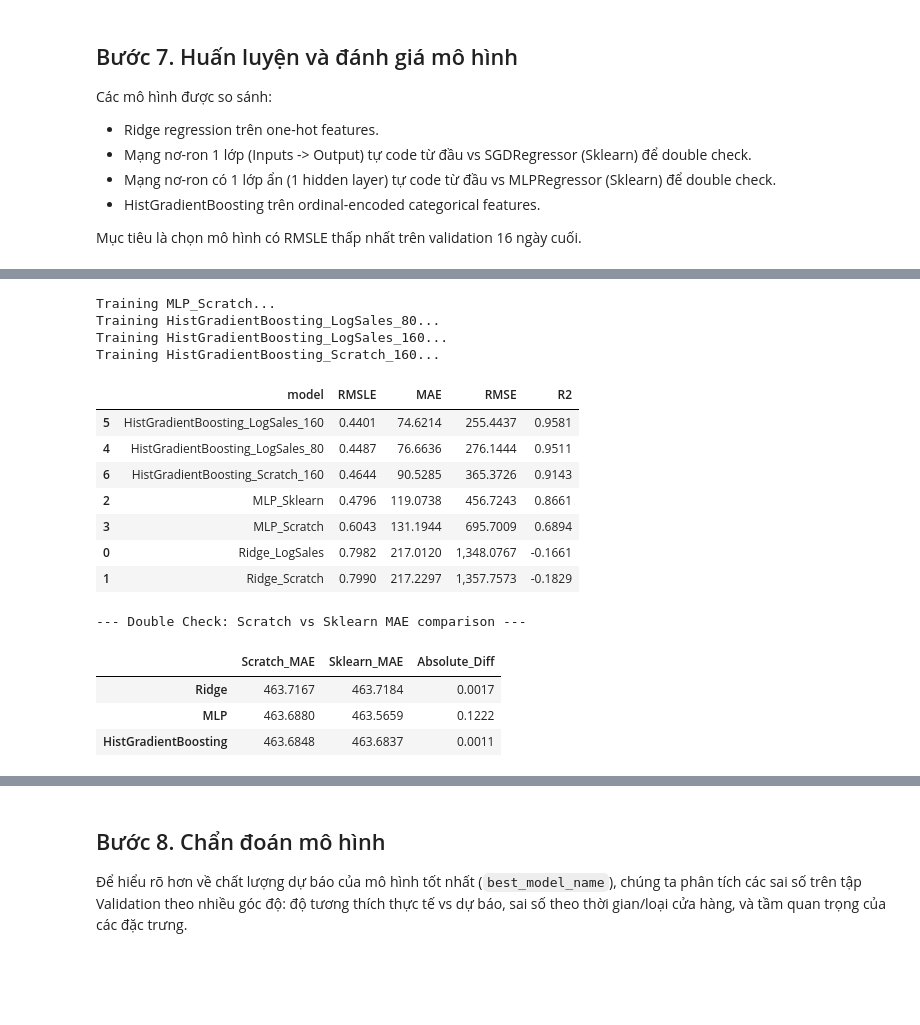
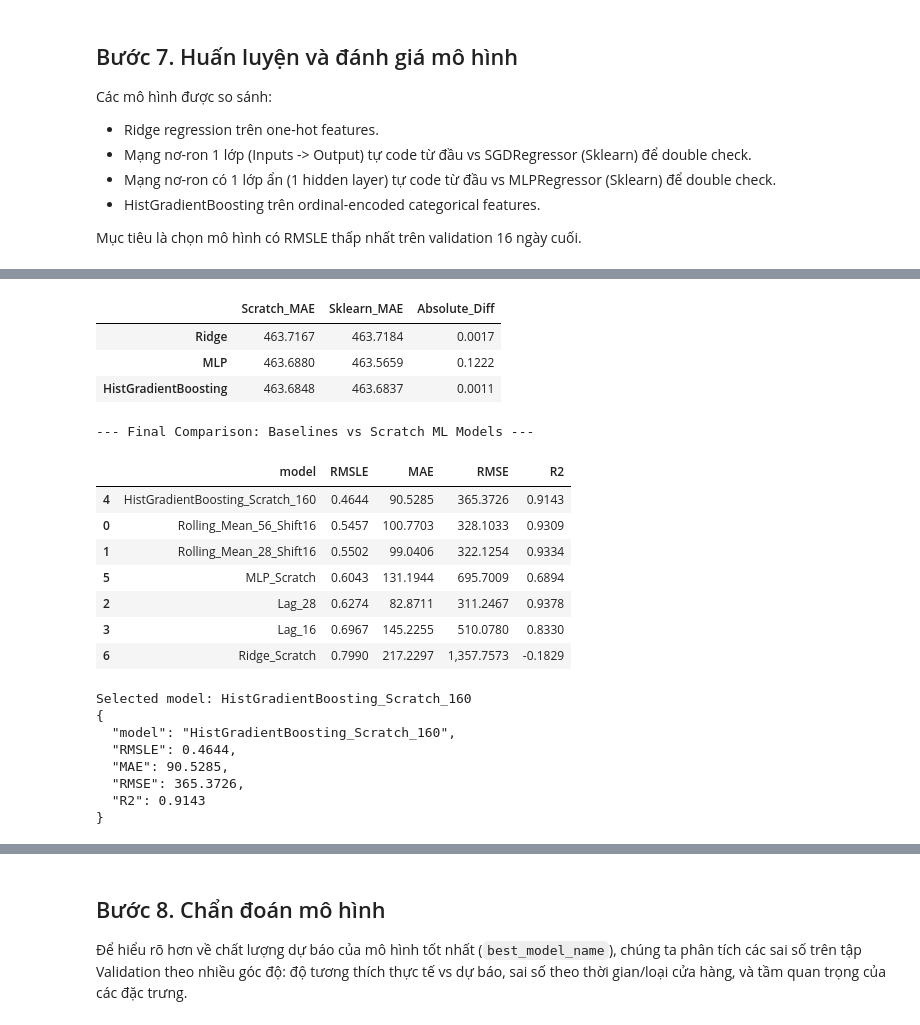
Before and after one commit to QuangManhAI/lab02-machine-learning, a Jupyter notebook: notebooks/store_sales_forecasting_new_data.ipynb, the cells around one changed output, grey strips where cells are left out. Drawn from its saved outputs; the diff is of its cells as text; code cells hidden in the pictures; blank space fills up the shorter version.

```diff
--- a/notebooks/store_sales_forecasting_new_data.ipynb
+++ b/notebooks/store_sales_forecasting_new_data.ipynb
@@ -796,14 +852,31 @@ y_fit_log = np.log1p(fit_df[TARGET])
 x_valid = valid_df[FEATURE_COLUMNS]
 y_valid = valid_df[TARGET]
 
-# Import hàm get_models từ model.py
-from model import get_models
+# Import các mô hình tự triển khai từ model.py
+from model import RidgeRegressionScratch, MLPRegressorScratch, HistGradientBoostingRegressorScratch
 
-models = get_models(make_one_hot_preprocessor(), make_ordinal_preprocessor(), RANDOM_STATE)
+models = {
+    "Ridge_Scratch": Pipeline(
+        steps=[("preprocess", make_one_hot_preprocessor()), ("model", RidgeRegressionScratch(alpha=10.0))]
+    ),
+    "MLP_Scratch": Pipeline(
+        steps=[
+            ("preprocess", make_one_hot_preprocessor()),
+            ("model", MLPRegressorScratch(hidden_dim=16, lr=0.01, epochs=20, batch_size=1024, random_state=RANDOM_STATE))
+        ]
+    ),
+    "HistGradientBoosting_Scratch_160": Pipeline(
+        steps=[
+            ("preprocess", make_ordinal_preprocessor()),
+            ("model", HistGradientBoostingRegressorScratch(max_iter=160, learning_rate=0.04, random_state=RANDOM_STATE))
+        ]
+    )
+}
 
 model_rows = []
 fitted_models: dict[str, Pipeline] = {}
 predictions: dict[str, np.ndarray] = {}
+
 for model_name, pipeline in models.items():
     print(f"Training {model_name}...")
     pipeline.fit(x_fit, y_fit_log)
@@ -813,7 +886,6 @@ for model_name, pipeline in models.items():
     predictions[model_name] = pred
 
 model_df = pd.DataFrame(model_rows).sort_values("RMSLE")
-display(model_df)
 
 # ── Double Check: Đánh giá độ lệch MAE giữa Scratch và Sklearn ──
 print('\n--- Double Check: Scratch vs Sklearn MAE comparison ---')
@@ -824,4 +896,17 @@ X_valid_prep = preproc.transform(x_valid)
 checker = ModelDoubleChecker(random_state=RANDOM_STATE)
 check_results = checker.check_models(X_fit_prep, y_fit_log, X_valid_prep, y_valid)
 display(check_results)
+
+# ── So sánh hiệu năng giữa Baselines và các mô hình Scratch ──
+print('\n--- Final Comparison: Baselines vs Scratch ML Models ---')
+comparison_df = pd.concat([baseline_df, model_df], ignore_index=True).sort_values("RMSLE")
+display(comparison_df)
+
+best_row = model_df.sort_values("RMSLE").iloc[0].to_dict()
+best_model_name = best_row["model"]
+best_model = fitted_models[best_model_name]
+best_valid_pred = predictions[best_model_name]
+
+print("\nSelected model:", best_model_name)
+print(json.dumps({k: round(v, 4) if isinstance(v, float) else v for k, v in best_row.items()}, indent=2))
 # %% [output]
@@ -831,17 +918,21 @@ Training MLP_Sklearn...
+|  | Scratch_MAE | Sklearn_MAE | Absolute_Diff |
+| Ridge | 463.7167 | 463.7184 | 0.0017 |
+| MLP | 463.6880 | 463.5659 | 0.1222 |
+| HistGradientBoosting | 463.6848 | 463.6837 | 0.0011 |
-Training MLP_Scratch...
-Training HistGradientBoosting_LogSales_80...
-Training HistGradientBoosting_LogSales_160...
-Training HistGradientBoosting_Scratch_160...
+--- Final Comparison: Baselines vs Scratch ML Models ---
-|  | model | RMSLE | MAE | RMSE | R2 |
-| 5 | HistGradientBoosting_LogSales_160 | 0.4401 | 74.6214 | 255.4437 | 0.9581 |
-| 4 | HistGradientBoosting_LogSales_80 | 0.4487 | 76.6636 | 276.1444 | 0.9511 |
-| 6 | HistGradientBoosting_Scratch_160 | 0.4644 | 90.5285 | 365.3726 | 0.9143 |
-| 2 | MLP_Sklearn | 0.4796 | 119.0738 | 456.7243 | 0.8661 |
-| 3 | MLP_Scratch | 0.6043 | 131.1944 | 695.7009 | 0.6894 |
-| 0 | Ridge_LogSales | 0.7982 | 217.0120 | 1,348.0767 | -0.1661 |
-| 1 | Ridge_Scratch | 0.7990 | 217.2297 | 1,357.7573 | -0.1829 |
+|  | model | RMSLE | MAE | RMSE | R2 |
+| 4 | HistGradientBoosting_Scratch_160 | 0.4644 | 90.5285 | 365.3726 | 0.9143 |
+| 0 | Rolling_Mean_56_Shift16 | 0.5457 | 100.7703 | 328.1033 | 0.9309 |
+| 1 | Rolling_Mean_28_Shift16 | 0.5502 | 99.0406 | 322.1254 | 0.9334 |
+| 5 | MLP_Scratch | 0.6043 | 131.1944 | 695.7009 | 0.6894 |
+| 2 | Lag_28 | 0.6274 | 82.8711 | 311.2467 | 0.9378 |
+| 3 | Lag_16 | 0.6967 | 145.2255 | 510.0780 | 0.8330 |
+| 6 | Ridge_Scratch | 0.7990 | 217.2297 | 1,357.7573 | -0.1829 |
---- Double Check: Scratch vs Sklearn MAE comparison ---
+Selected model: HistGradientBoosting_Scratch_160
+{
+  "model": "HistGradientBoosting_Scratch_160",
+  "RMSLE": 0.4644,
+  "MAE": 90.5285,
+  "RMSE": 365.3726,
+  "R2": 0.9143
+}
-|  | Scratch_MAE | Sklearn_MAE | Absolute_Diff |
-| Ridge | 463.7167 | 463.7184 | 0.0017 |
-| MLP | 463.6880 | 463.5659 | 0.1222 |
-| HistGradientBoosting | 463.6848 | 463.6837 | 0.0011 |
```
Also changed, not shown: parts of 11 cells of this notebook, 1 other file.
